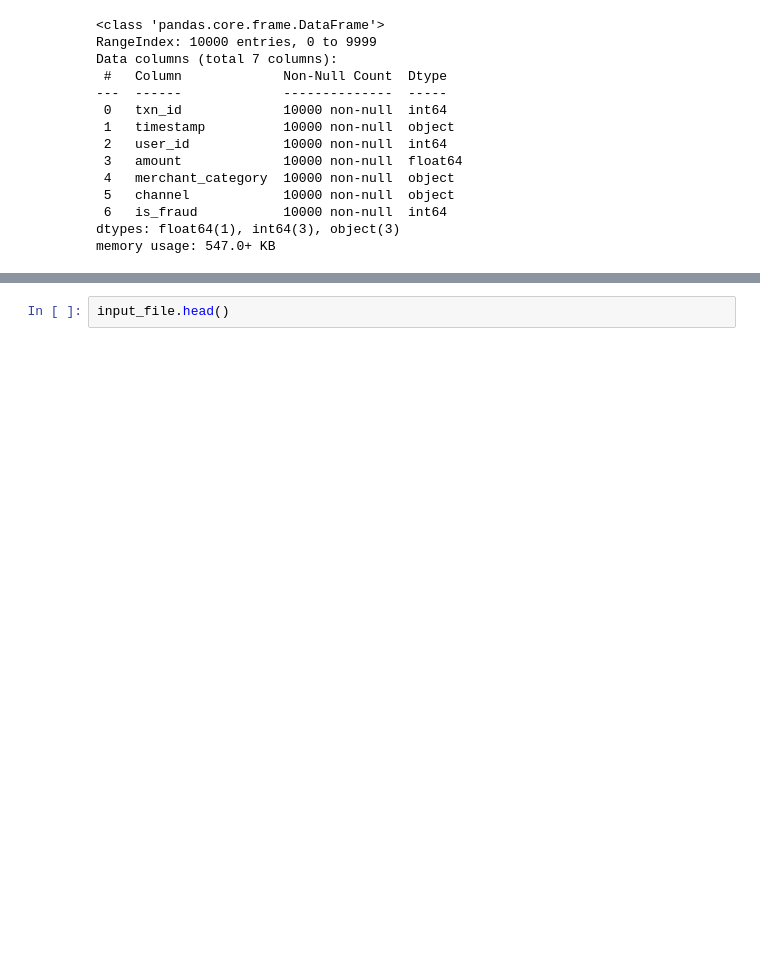
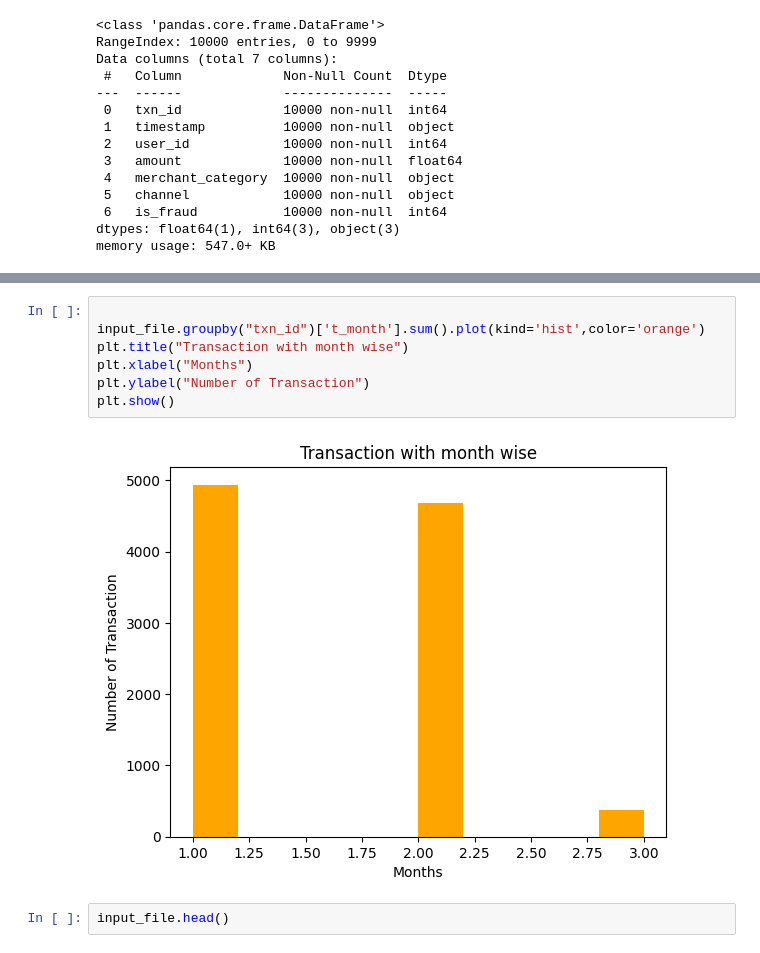
Before and after one commit to anjipandey16/IITD, a Jupyter notebook: Fraud Detection for Digital Payment Systems.ipynb, the cells around one changed output, grey strips where cells are left out. Cells and saved outputs as stored; diff of their text form; blank space fills up the shorter version.

```diff
--- a/Fraud Detection for Digital Payment Systems.ipynb
+++ b/Fraud Detection for Digital Payment Systems.ipynb
@@ -95,3 +94,12 @@ plt.show()
+# %%
+
+input_file.groupby("txn_id")['t_month'].sum().plot(kind='hist',color='orange')
+plt.title("Transaction with month wise")
+plt.xlabel("Months")
+plt.ylabel("Number of Transaction")
+plt.show()
+# %% [output]
+[figure, added]
 # %%
 input_file.head()
 # %% [output]
```
Also changed, not shown: parts of 6 cells of this notebook.
